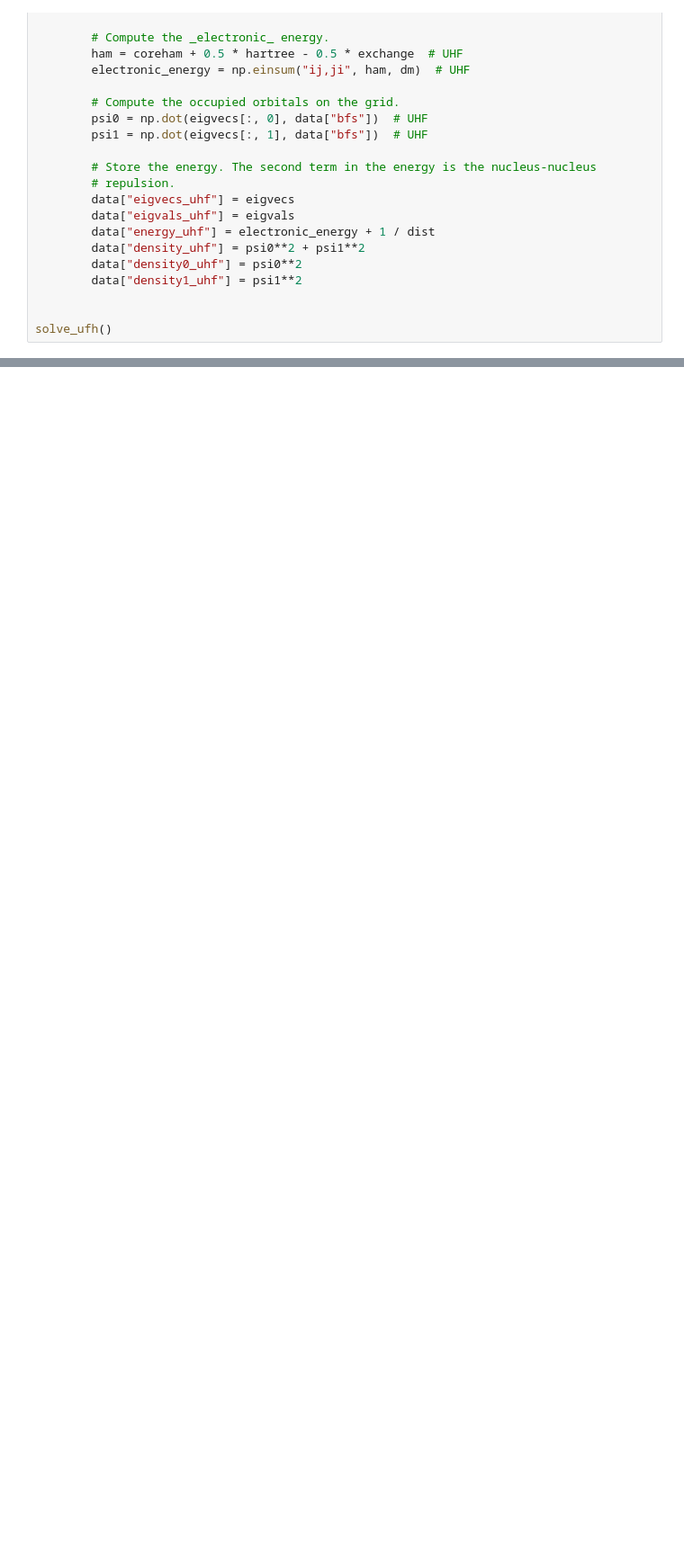
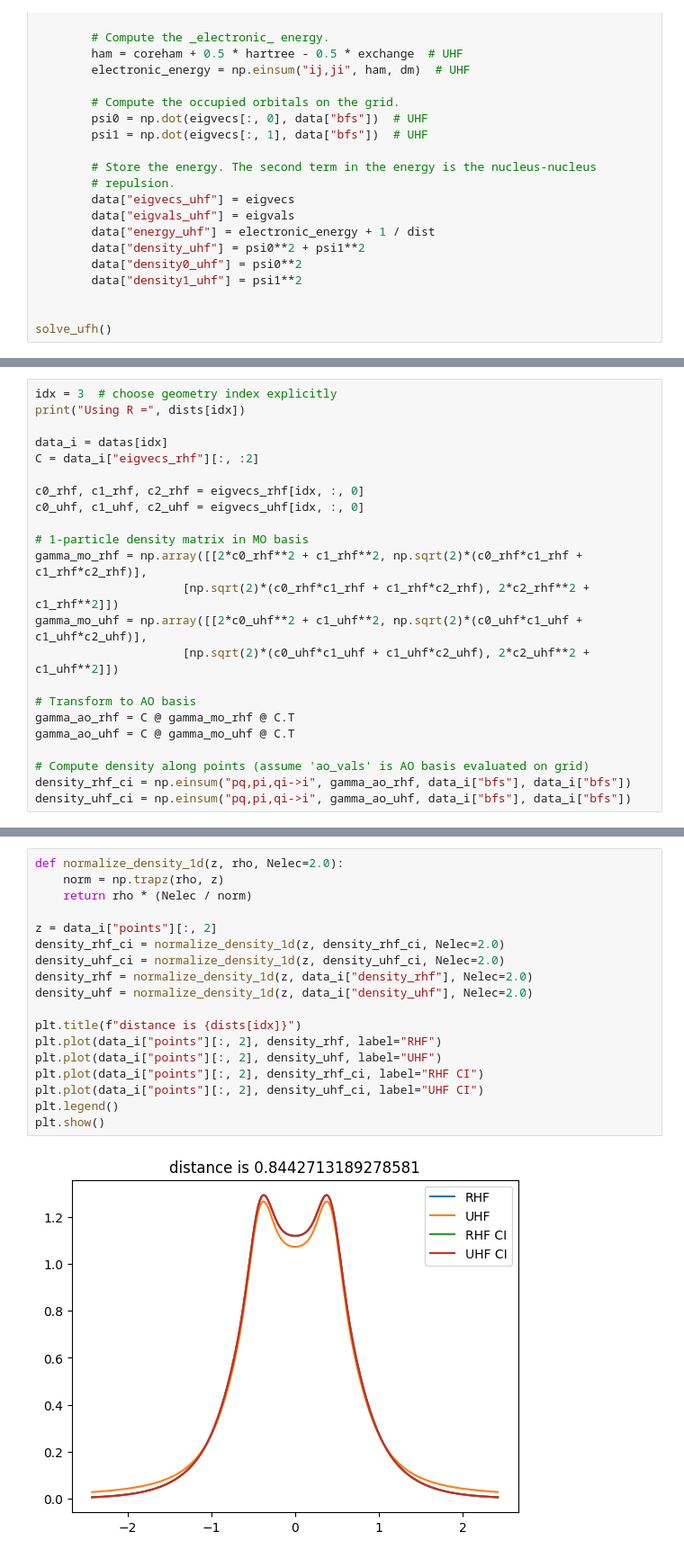
Before and after one commit to gvansan/Computational-Physics-Project-Exam-2026, a Jupyter notebook: Greg_test.ipynb, the cells around one changed output, grey strips where cells are left out. Shown at 90% size. Saved outputs shown, nothing was run; the diff lists cells and outputs as text; blank space fills up the shorter version.

```diff
--- a/Greg_test.ipynb
+++ b/Greg_test.ipynb
@@ -258,0 +261,23 @@ plot_CI_energies()
+# %%
+idx = 3  # choose geometry index explicitly
+print("Using R =", dists[idx])
+
+data_i = datas[idx]
+C = data_i["eigvecs_rhf"][:, :2]
+
+c0_rhf, c1_rhf, c2_rhf = eigvecs_rhf[idx, :, 0]
+c0_uhf, c1_uhf, c2_uhf = eigvecs_uhf[idx, :, 0]
+
+# 1-particle density matrix in MO basis
+gamma_mo_rhf = np.array([[2*c0_rhf**2 + c1_rhf**2, np.sqrt(2)*(c0_rhf*c1_rhf + c1_rhf*c2_rhf)],
+                     [np.sqrt(2)*(c0_rhf*c1_rhf + c1_rhf*c2_rhf), 2*c2_rhf**2 + c1_rhf**2]])
+gamma_mo_uhf = np.array([[2*c0_uhf**2 + c1_uhf**2, np.sqrt(2)*(c0_uhf*c1_uhf + c1_uhf*c2_uhf)],
+                     [np.sqrt(2)*(c0_uhf*c1_uhf + c1_uhf*c2_uhf), 2*c2_uhf**2 + c1_uhf**2]])
+
+# Transform to AO basis
+gamma_ao_rhf = C @ gamma_mo_rhf @ C.T
+gamma_ao_uhf = C @ gamma_mo_uhf @ C.T
+
+# Compute density along points (assume 'ao_vals' is AO basis evaluated on grid)
+density_rhf_ci = np.einsum("pq,pi,qi->i", gamma_ao_rhf, data_i["bfs"], data_i["bfs"])
+density_uhf_ci = np.einsum("pq,pi,qi->i", gamma_ao_uhf, data_i["bfs"], data_i["bfs"])
@@ -258,0 +286,20 @@ plot_CI_energies()
+# %%
+def normalize_density_1d(z, rho, Nelec=2.0):
+    norm = np.trapz(rho, z)
+    return rho * (Nelec / norm)
+
+z = data_i["points"][:, 2]
+density_rhf_ci = normalize_density_1d(z, density_rhf_ci, Nelec=2.0)
+density_uhf_ci = normalize_density_1d(z, density_uhf_ci, Nelec=2.0)
+density_rhf = normalize_density_1d(z, data_i["density_rhf"], Nelec=2.0)
+density_uhf = normalize_density_1d(z, data_i["density_uhf"], Nelec=2.0)
+
+plt.title(f"distance is {dists[idx]}")
+plt.plot(data_i["points"][:, 2], density_rhf, label="RHF")
+plt.plot(data_i["points"][:, 2], density_uhf, label="UHF")
+plt.plot(data_i["points"][:, 2], density_rhf_ci, label="RHF CI")
+plt.plot(data_i["points"][:, 2], density_uhf_ci, label="UHF CI")
+plt.legend()
+plt.show()
+# %% [output]
+[figure, added]
```
Also changed, not shown: parts of 4 cells of this notebook.
